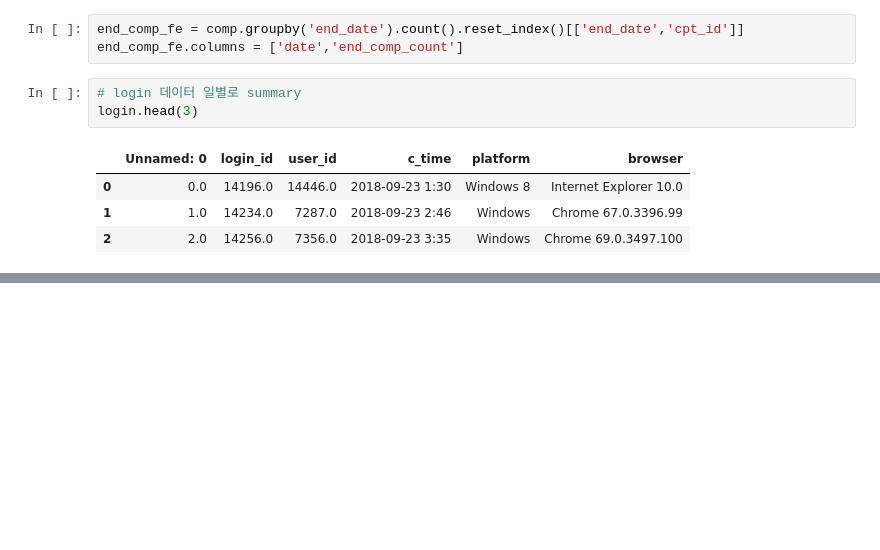
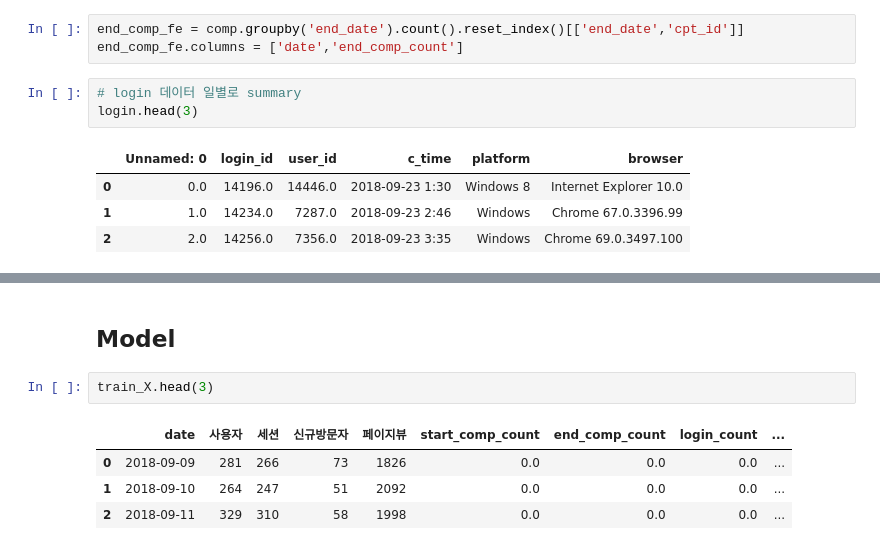
Before and after one commit to imji0319/new_python, a Jupyter notebook: DACON/Winners/dacon_rank1.ipynb, the cells around one changed output, grey strips where cells are left out. Drawn from its saved outputs; the diff is of its cells as text; blank space fills up the shorter version.

```diff
--- a/DACON/Winners/dacon_rank1.ipynb
+++ b/DACON/Winners/dacon_rank1.ipynb
@@ -103,0 +243,9 @@ login.head(3)
+# %% [markdown]
+## Model
+# %%
+train_X.head(3)
+# %% [output]
+|  | date | 사용자 | 세션 | 신규방문자 | 페이지뷰 | start_comp_count | end_comp_count | login_count | ... |
+| 0 | 2018-09-09 | 281 | 266 | 73 | 1826 | 0.0 | 0.0 | 0.0 | ... |
+| 1 | 2018-09-10 | 264 | 247 | 51 | 2092 | 0.0 | 0.0 | 0.0 | ... |
+| 2 | 2018-09-11 | 329 | 310 | 58 | 1998 | 0.0 | 0.0 | 0.0 | ... |
```
Also changed, not shown: parts of 29 cells of this notebook.
